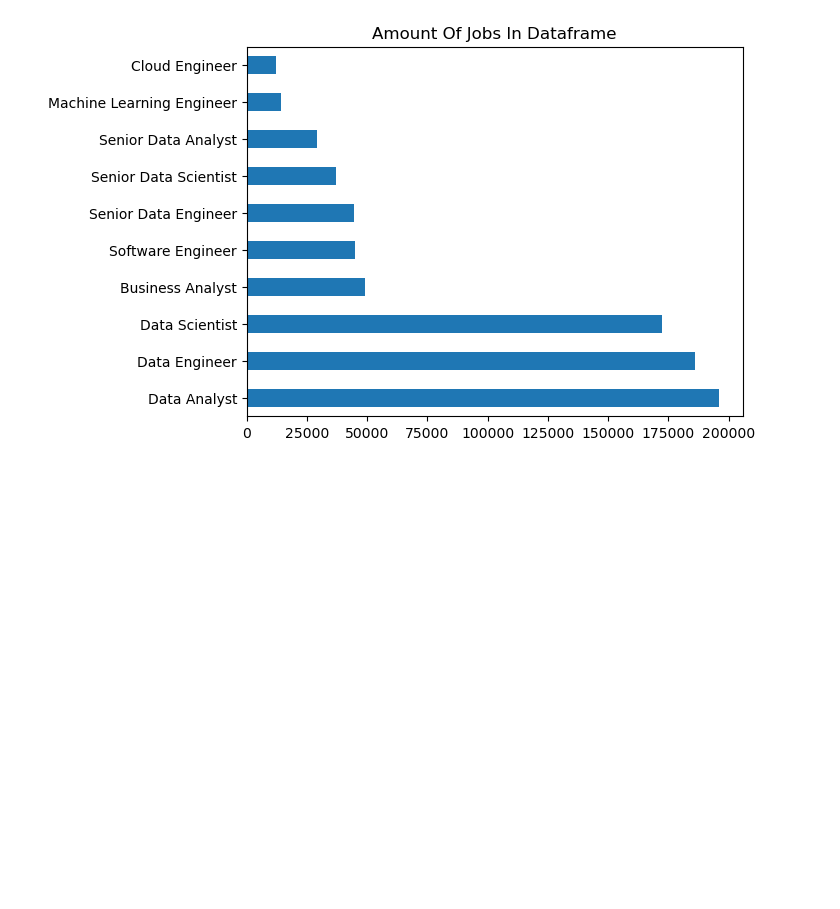
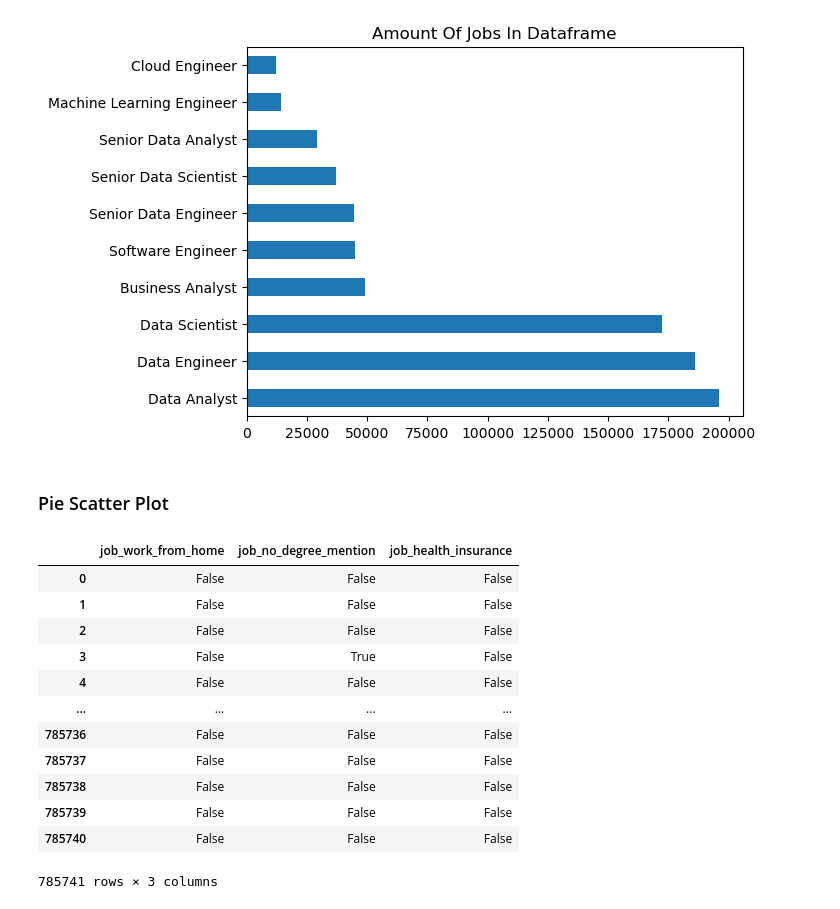
Before and after one commit to okiromosh/Learning-Python-Data, a Jupyter notebook: Python Matplotlib 3_Pie Plots.ipynb, the cells around one changed output. Drawn from its saved outputs; the diff is of its cells as text; code cells hidden in the pictures; blank space fills up the shorter version.

```diff
--- a/Python Matplotlib 3_Pie Plots.ipynb
+++ b/Python Matplotlib 3_Pie Plots.ipynb
@@ -37,3 +39,21 @@ plt.ylabel("")
 plt.show()
 # %% [output]
 [figure]
+# %% [markdown]
+### Pie Scatter Plot
+# %%
+df[['job_work_from_home', 'job_no_degree_mention', 'job_health_insurance']]
+# %% [output]
+|  | job_work_from_home | job_no_degree_mention | job_health_insurance |
+| 0 | False | False | False |
+| 1 | False | False | False |
+| 2 | False | False | False |
+| 3 | False | True | False |
+| 4 | False | False | False |
+| ... | ... | ... | ... |
+| 785736 | False | False | False |
+| 785737 | False | False | False |
+| 785738 | False | False | False |
+| 785739 | False | False | False |
+| 785740 | False | False | False |
+785741 rows × 3 columns
```
Also changed, not shown: parts of 3 cells of this notebook.
